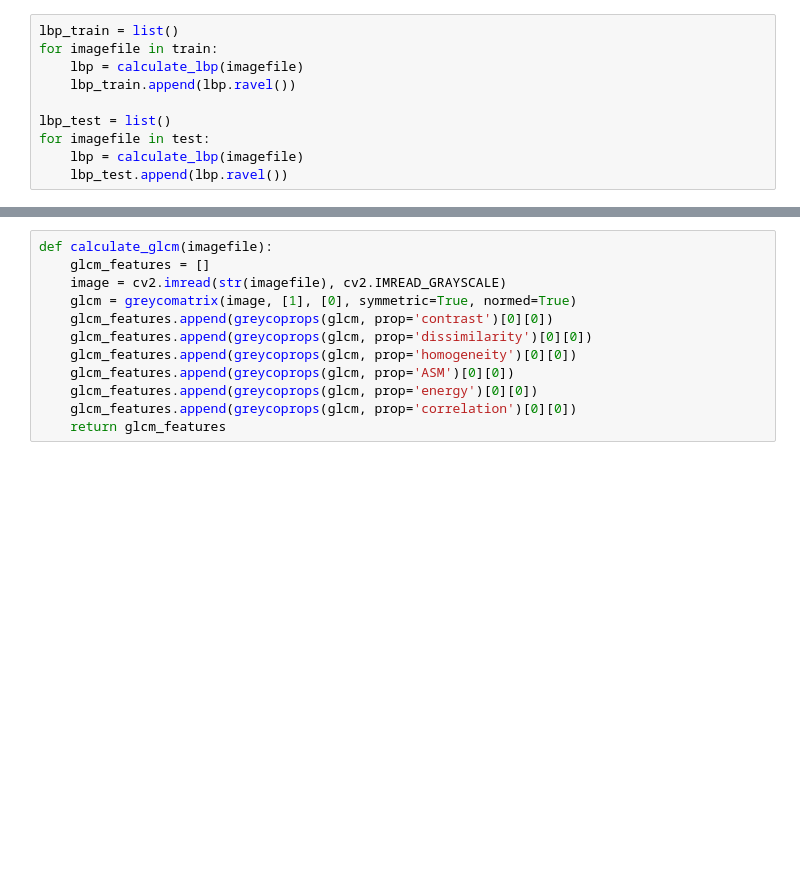
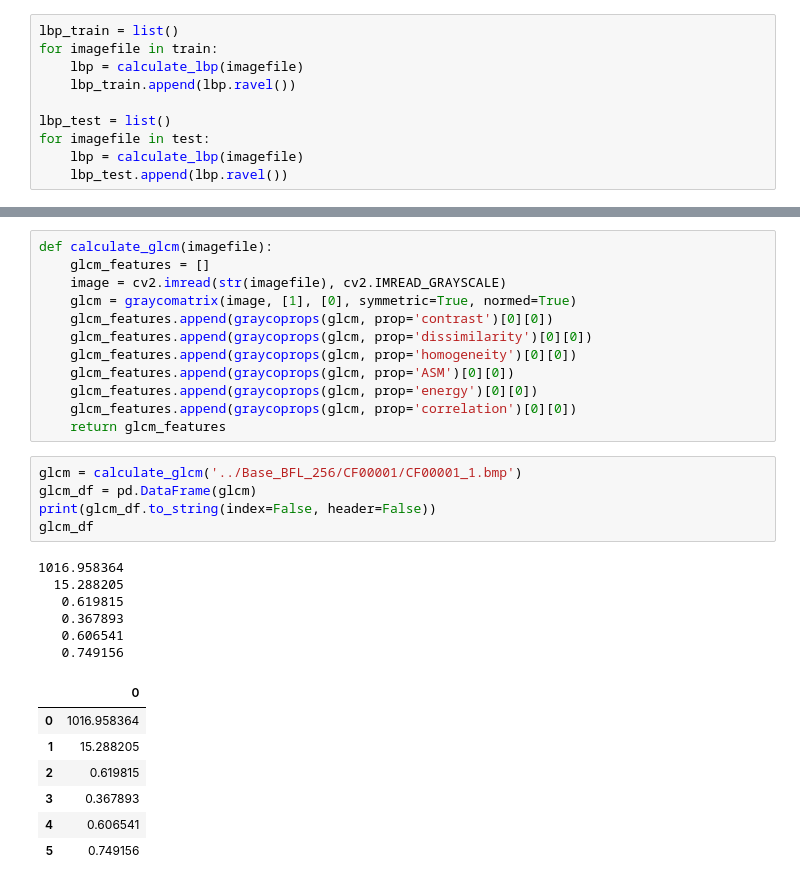
Before and after one commit to geazzy/inteligencia-computacional, a Jupyter notebook: atividade_4_LBP_GLCM/main.ipynb, the cells around one changed output, grey strips where cells are left out. Drawn from its saved outputs; the diff is of its cells as text; blank space fills up the shorter version.

Commit message:
glcm

```diff
--- a/atividade_4_LBP_GLCM/main.ipynb
+++ b/atividade_4_LBP_GLCM/main.ipynb
@@ -117,11 +157,30 @@ lbp_df
 def calculate_glcm(imagefile):
     glcm_features = []
     image = cv2.imread(str(imagefile), cv2.IMREAD_GRAYSCALE)
-    glcm = greycomatrix(image, [1], [0], symmetric=True, normed=True)
-    glcm_features.append(greycoprops(glcm, prop='contrast')[0][0])
-    glcm_features.append(greycoprops(glcm, prop='dissimilarity')[0][0])
-    glcm_features.append(greycoprops(glcm, prop='homogeneity')[0][0])
-    glcm_features.append(greycoprops(glcm, prop='ASM')[0][0])
-    glcm_features.append(greycoprops(glcm, prop='energy')[0][0])
-    glcm_features.append(greycoprops(glcm, prop='correlation')[0][0])
+    glcm = graycomatrix(image, [1], [0], symmetric=True, normed=True)
+    glcm_features.append(graycoprops(glcm, prop='contrast')[0][0])
+    glcm_features.append(graycoprops(glcm, prop='dissimilarity')[0][0])
+    glcm_features.append(graycoprops(glcm, prop='homogeneity')[0][0])
+    glcm_features.append(graycoprops(glcm, prop='ASM')[0][0])
+    glcm_features.append(graycoprops(glcm, prop='energy')[0][0])
+    glcm_features.append(graycoprops(glcm, prop='correlation')[0][0])
     return glcm_features
+# %%
+glcm = calculate_glcm('../Base_BFL_256/CF00001/CF00001_1.bmp')
+glcm_df = pd.DataFrame(glcm)
+print(glcm_df.to_string(index=False, header=False))
+glcm_df
+# %% [output]
+1016.958364
+  15.288205
+   0.619815
+   0.367893
+   0.606541
+   0.749156
+|  | 0 |
+| 0 | 1016.958364 |
+| 1 | 15.288205 |
+| 2 | 0.619815 |
+| 3 | 0.367893 |
+| 4 | 0.606541 |
+| 5 | 0.749156 |
```
Also changed, not shown: parts of 5 cells of this notebook.
